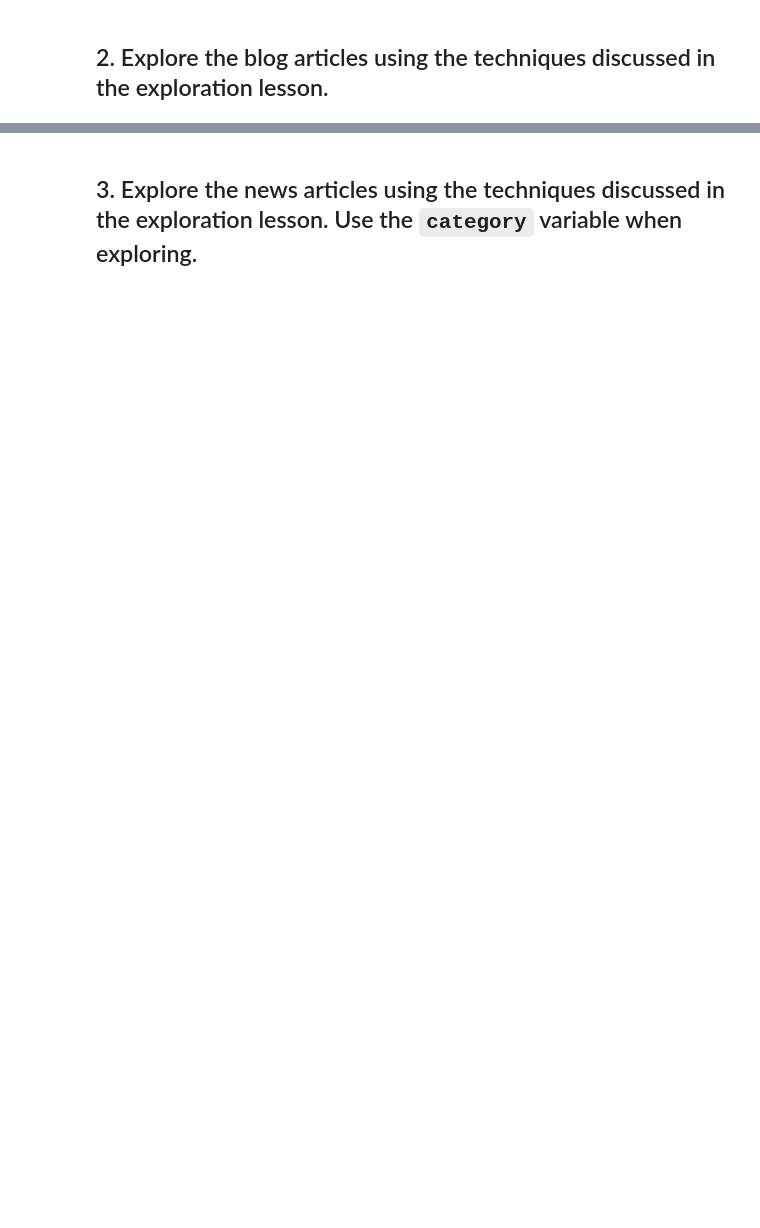
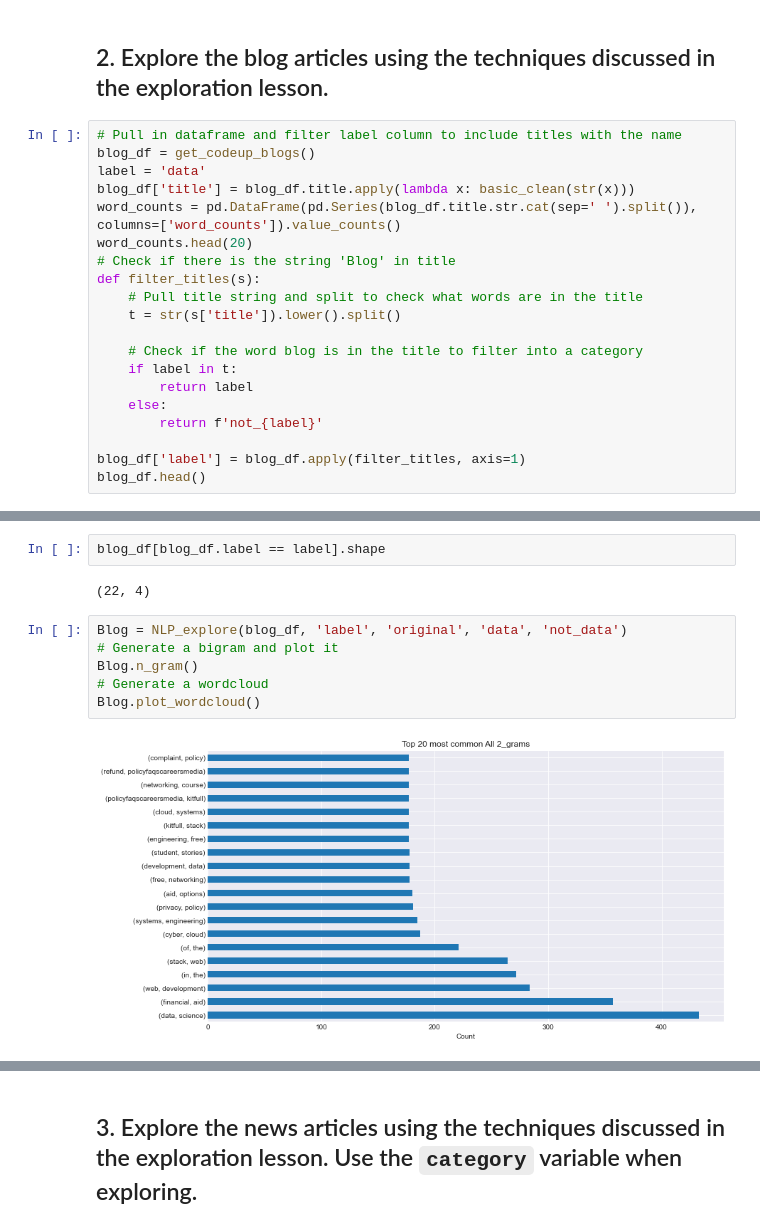
Before and after one commit to CharlesAtchison/natural-language-processing-exercises, a Jupyter notebook: explore.ipynb, the cells around one changed output, grey strips where cells are left out. Cells and saved outputs as stored; diff of their text form; blank space fills up the shorter version.

```diff
--- a/explore.ipynb
+++ b/explore.ipynb
@@ -373,2 +88,22 @@ word_counts.head()
 # %% [markdown]
 ## 2. Explore the blog articles using the techniques discussed in the exploration lesson.
+# %%
+# Pull in dataframe and filter label column to include titles with the name
+blog_df = get_codeup_blogs()
+label = 'data'
+blog_df['title'] = blog_df.title.apply(lambda x: basic_clean(str(x)))
+word_counts = pd.DataFrame(pd.Series(blog_df.title.str.cat(sep=' ').split()), columns=['word_counts']).value_counts()
+word_counts.head(20)
+# Check if there is the string 'Blog' in title
+def filter_titles(s):
+    # Pull title string and split to check what words are in the title
+    t = str(s['title']).lower().split()
+
+    # Check if the word blog is in the title to filter into a category
+    if label in t:
+        return label
+    else:
+        return f'not_{label}'
+
+blog_df['label'] = blog_df.apply(filter_titles, axis=1)
+blog_df.head()
@@ -374,0 +118,12 @@ word_counts.head()
+# %%
+blog_df[blog_df.label == label].shape
+# %% [output]
+(22, 4)
+# %%
+Blog = NLP_explore(blog_df, 'label', 'original', 'data', 'not_data')
+# Generate a bigram and plot it
+Blog.n_gram()
+# Generate a wordcloud
+Blog.plot_wordcloud()
+# %% [output]
+[figure, added]
```
Also changed, not shown: parts of 31 cells of this notebook, 11 other files.
